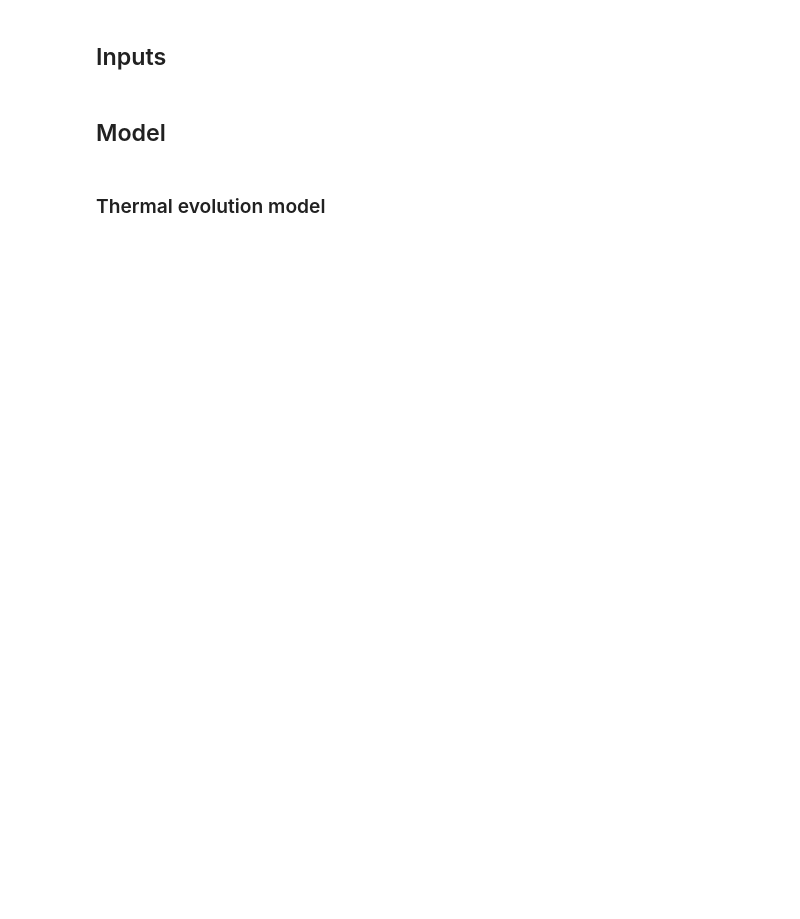
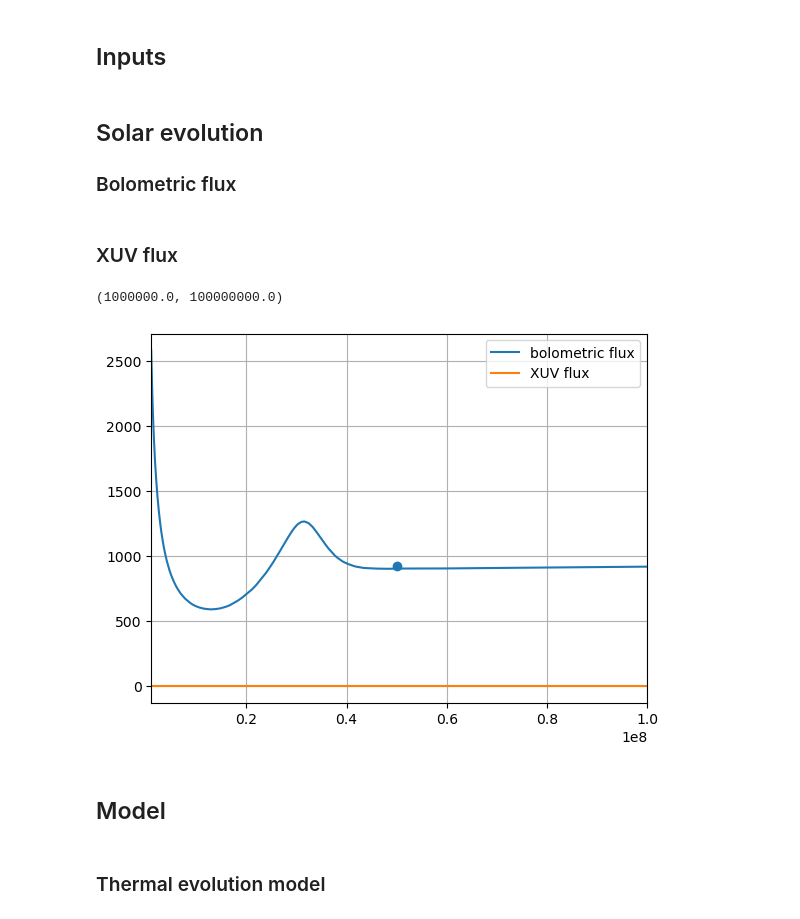
Before and after one commit to projectcuisines/chili, a Jupyter notebook: intercomparison/inputs/moai/evolution-moai-earth-config.ipynb, the cells around one changed output. Cells and saved outputs as stored; diff of their text form; code cells hidden in the pictures; blank space fills up the shorter version.

```diff
--- a/intercomparison/inputs/moai/evolution-moai-earth-config.ipynb
+++ b/intercomparison/inputs/moai/evolution-moai-earth-config.ipynb
@@ -40,3 +45,31 @@ stellar_irradiation = 1./4*flux1AU/(semimajor_axis**2)*(1.-Bond_albedo)
+# %% [markdown]
+## Solar evolution
+### Bolometric flux
+# %%
+log_star_age,log_relative_bolometric_luminosity = np.genfromtxt('../Sun_evol_BHAC2015.txt',skip_header=1,usecols=[1,3],unpack=True)
+
+from scipy.interpolate import interp1d
+get_relative_bolometric_luminosity = interp1d(10**log_star_age,10**log_relative_bolometric_luminosity)
+solar_constant = 1334 # [W/m^2]
+F_bol = lambda t_yr,a_AU: get_relative_bolometric_luminosity(t_yr)*solar_constant/a_AU**2
+# %% [markdown]
+### XUV flux
+# %%
+# Zahnle et al., 2019
+def F_XUV(t_yr,a_AU):
+    F = 5*(4.5/(t_yr/1e9))**1.24 # [erg/cm^2/s]
+    F_sat = 400 # [erg/cm^2/s]
+    return np.minimum(F,F_sat)*1e-7*1e4/a_AU**2
+# %%
+plt.plot(np.logspace(6,np.log10(4.5e9),1000),F_bol(np.logspace(6,np.log10(4.5e9),1000),1),label='bolometric flux')
+plt.plot(np.logspace(6,np.log10(4.5e9),1000),F_XUV(np.logspace(6,np.log10(4.5e9),1000),1),label='XUV flux')
+plt.scatter([50e6],[flux1AU])
+plt.legend()
+plt.grid()
+plt.xlim(1e6,1e8)
+# %% [output]
+(1000000.0, 100000000.0)
+[figure, added]
 # %% [markdown]
 ## Model
 # %% [markdown]
```
Also changed, not shown: parts of 31 cells of this notebook, 12 other files.
